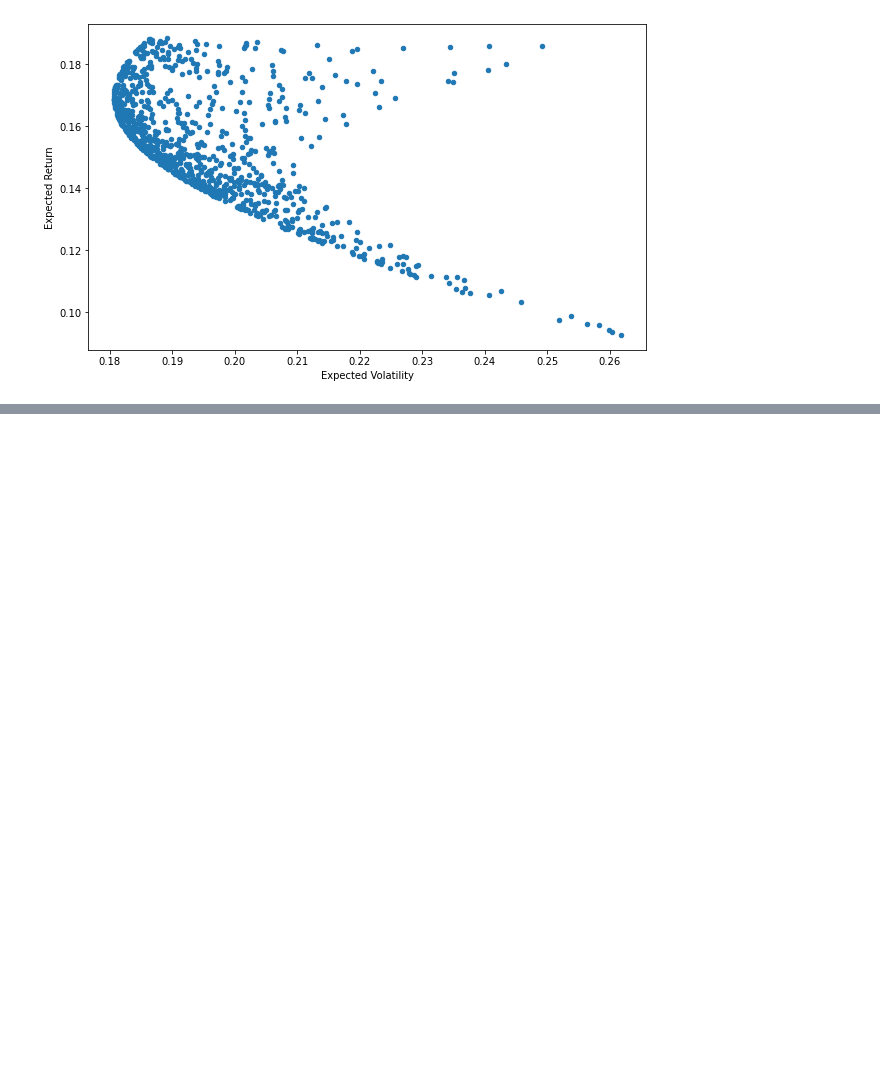
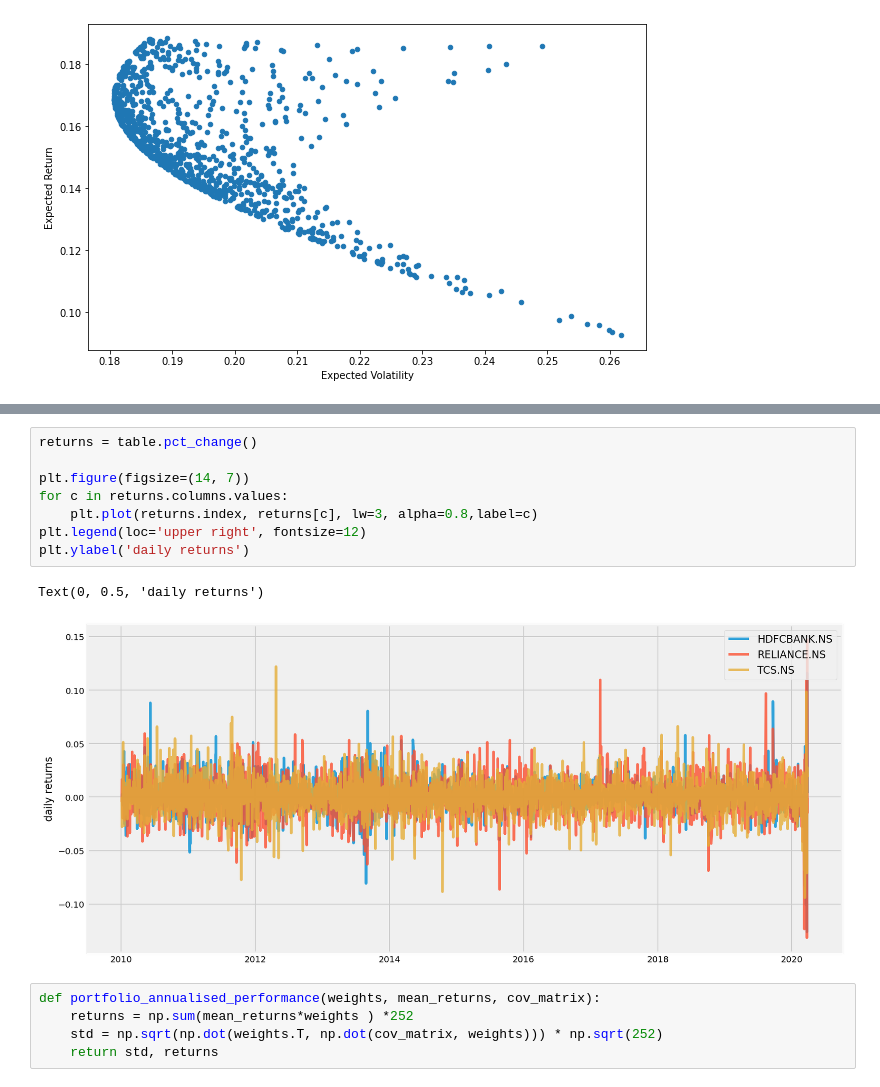
Before and after one commit to jesvin1/PortfolioManagement, a Jupyter notebook: Efficient Frontier.ipynb, the cells around one changed output, grey strips where cells are left out. Saved outputs shown, nothing was run; the diff lists cells and outputs as text; blank space fills up the shorter version.

```diff
--- a/Efficient Frontier.ipynb
+++ b/Efficient Frontier.ipynb
@@ -193,0 +264,16 @@ Text(0, 0.5, 'Expected Return')
+# %%
+returns = table.pct_change()
+
+plt.figure(figsize=(14, 7))
+for c in returns.columns.values:
+    plt.plot(returns.index, returns[c], lw=3, alpha=0.8,label=c)
+plt.legend(loc='upper right', fontsize=12)
+plt.ylabel('daily returns')
+# %% [output]
+Text(0, 0.5, 'daily returns')
+[figure, added]
+# %%
+def portfolio_annualised_performance(weights, mean_returns, cov_matrix):
+    returns = np.sum(mean_returns*weights ) *252
+    std = np.sqrt(np.dot(weights.T, np.dot(cov_matrix, weights))) * np.sqrt(252)
+    return std, returns
```
Also changed, not shown: parts of 10 cells of this notebook.
